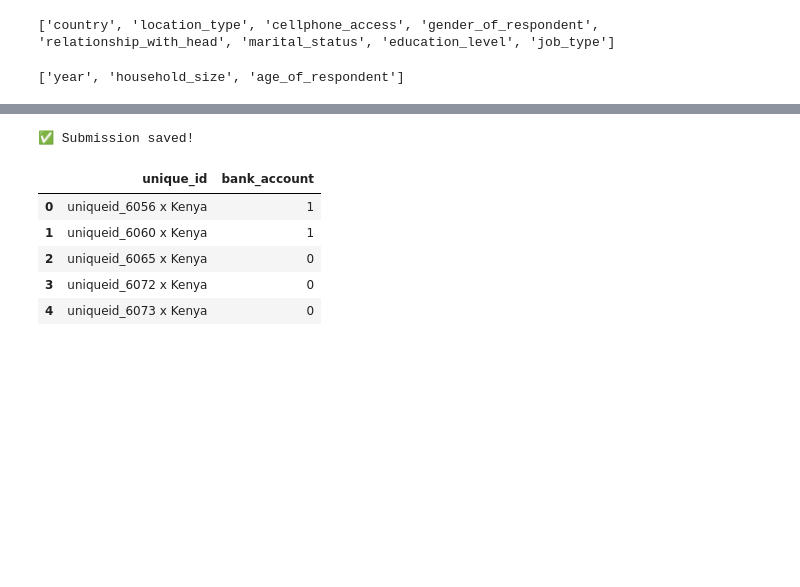
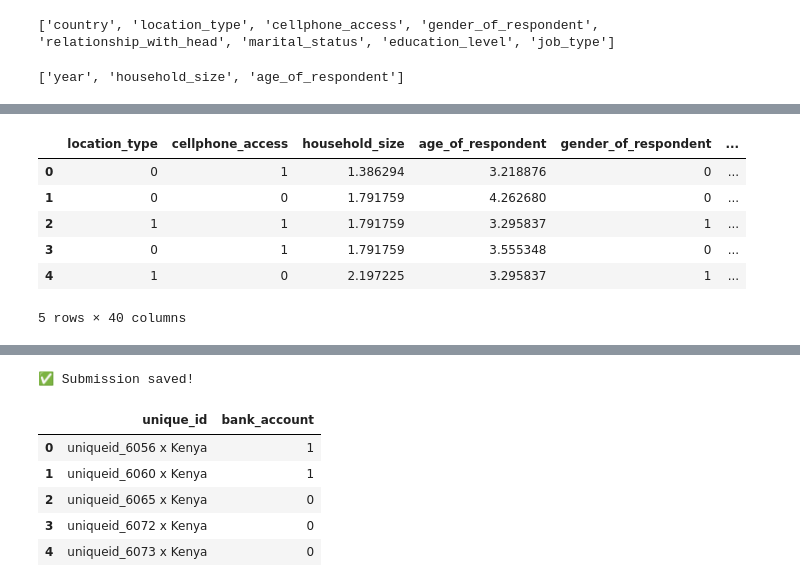
Before and after one commit to Segn11/zindi-financial-inclusion, a Jupyter notebook: financial_pred.ipynb, the cells around one changed output, grey strips where cells are left out. Drawn from its saved outputs; the diff is of its cells as text; code cells hidden in the pictures; blank space fills up the shorter version.

```diff
--- a/financial_pred.ipynb
+++ b/financial_pred.ipynb
@@ -65,0 +120,3 @@ print(num_cols)
+# %%
+#handling missing values
+all_data["education_num"].fillna(0, inplace=True)
@@ -66,6 +130,14 @@ print(num_cols)
+# %%
+#feature selection
+all_data.drop(columns=["year"], inplace=True)
+# %%
+num_cols = all_data.select_dtypes(include="number").columns
+skewed = all_data[num_cols].apply(lambda x: x.dropna().skew()).abs()
+skew_cols = skewed[skewed > 0.75].index
+all_data[skew_cols] = np.log1p(all_data[skew_cols])
 # %%
 from sklearn.preprocessing import LabelEncoder
-float_array = all_data[["household_size", "age_of_respondent", "year"]].values.astype(float)
+#float_array = all_data[["household_size", "age_of_respondent", "year"]].values.astype(float)
 
 # List of categorical columns for One-Hot Encoding
 cat_cols = [
@@ -73,7 +145,8 @@ cat_cols = [
     "marital_status",
     "education_level",
     "job_type",
-    "country"
+    "country",
+
 ]
 
 # Keep only columns that exist in all_data
@@ -84,9 +157,19 @@ all_data = pd.get_dummies(all_data, columns=cat_cols, prefix_sep="_")
 
 # Label encoding for small/binary categorical columns
 le = LabelEncoder()
-for col in ["location_type", "cellphone_access", "gender_of_respondent"]:
+for col in ["location_type", "cellphone_access", "gender_of_respondent", "rural_and_low_education"]:
     if col in all_data.columns:
         all_data[col] = le.fit_transform(all_data[col].astype(str))
+# %%
+all_data.head()
+# %% [output]
+|  | location_type | cellphone_access | household_size | age_of_respondent | gender_of_respondent | ... |
+| 0 | 0 | 1 | 1.386294 | 3.218876 | 0 | ... |
+| 1 | 0 | 0 | 1.791759 | 4.262680 | 0 | ... |
+| 2 | 1 | 1 | 1.791759 | 3.295837 | 1 | ... |
+| 3 | 0 | 1 | 1.791759 | 3.555348 | 0 | ... |
+| 4 | 1 | 0 | 2.197225 | 3.295837 | 1 | ... |
+5 rows × 40 columns
 # %%
 # If train['bank_account'] contains 'Yes'/'No'
 y = df['bank_account'].map({'No': 0, 'Yes': 1})
```
Also changed, not shown: parts of 12 cells of this notebook.
